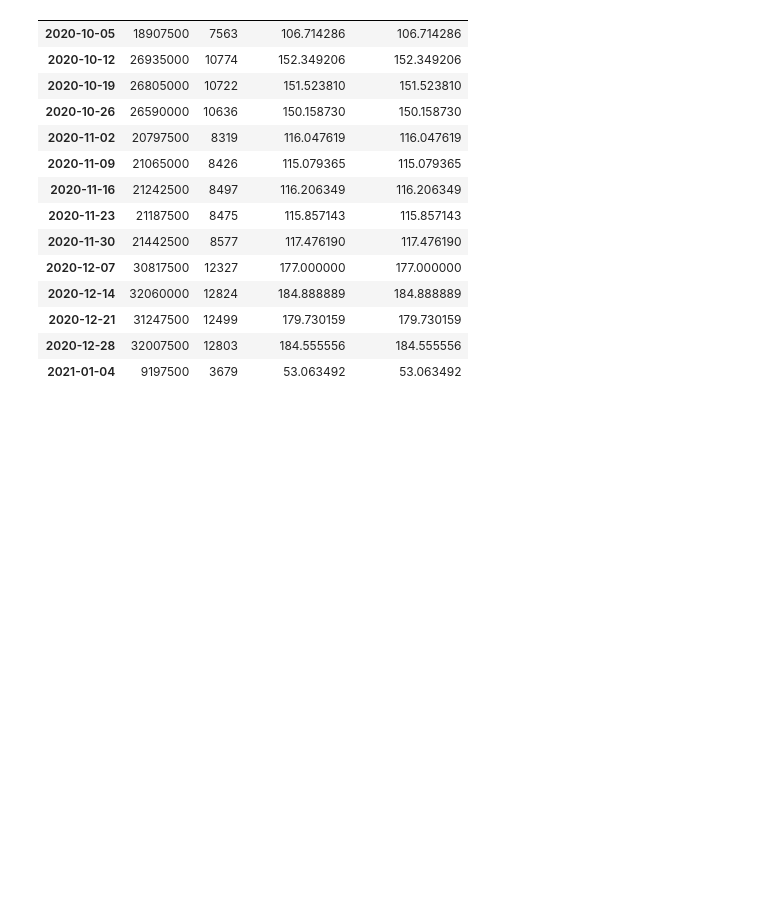
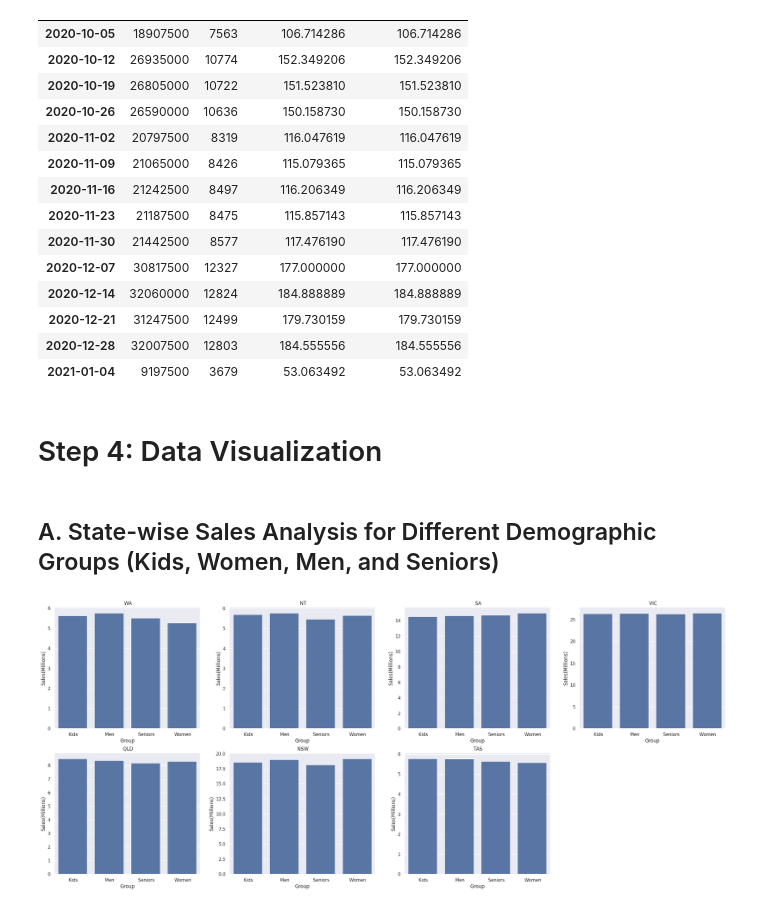
Before and after one commit to arunavn/data-science-with-python, a Jupyter notebook: Sales-Analysis-main/Sales_Project.ipynb, the cells around one changed output. Cells and saved outputs as stored; diff of their text form; code cells hidden in the pictures; blank space fills up the shorter version.

Commit message:
analysis

```diff
--- a/Sales-Analysis-main/Sales_Project.ipynb
+++ b/Sales-Analysis-main/Sales_Project.ipynb
@@ -301,3 +301,24 @@ src_df[["Sales", "Unit", "normalized_Unit", "normalized_Sales"]].resample('W-MON
 | 2020-12-21 | 31247500 | 12499 | 179.730159 | 179.730159 |
 | 2020-12-28 | 32007500 | 12803 | 184.555556 | 184.555556 |
 | 2021-01-04 | 9197500 | 3679 | 53.063492 | 53.063492 |
+# %% [markdown]
+# Step 4: Data Visualization
+# %%
+from math import ceil
+import seaborn as sns
+sns.set(style="darkgrid")
+# %% [markdown]
+## A. State-wise Sales Analysis for Different Demographic Groups (Kids, Women, Men, and Seniors)
+# %%
+all_states = src_df.State.unique()
+nrows = ceil(len(all_states) / 4)
+plt.figure(figsize=(30, 6*nrows))
+for i,s in enumerate(all_states):
+    temp_df = src_df[src_df['State'] == s].groupby('Group').sum()
+    ys = temp_df['Sales'] / 10_00_000
+    plt.subplot(nrows, 4, i+1)
+    g = sns.barplot(temp_df, x='Group', y=ys)
+    g.set(ylabel='Sales(Millions)', title=s)
+plt.show()
+# %% [output]
+[figure, added]
```
Also changed, not shown: parts of 17 cells of this notebook, 2 other files.
